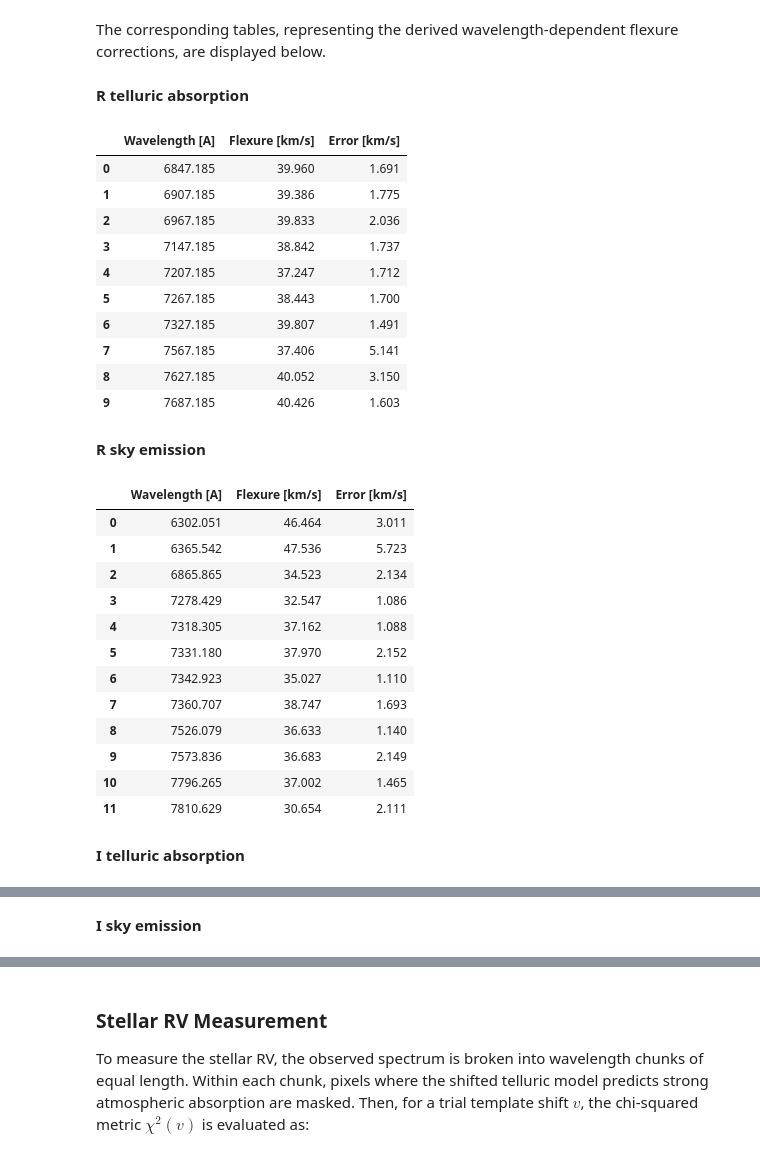
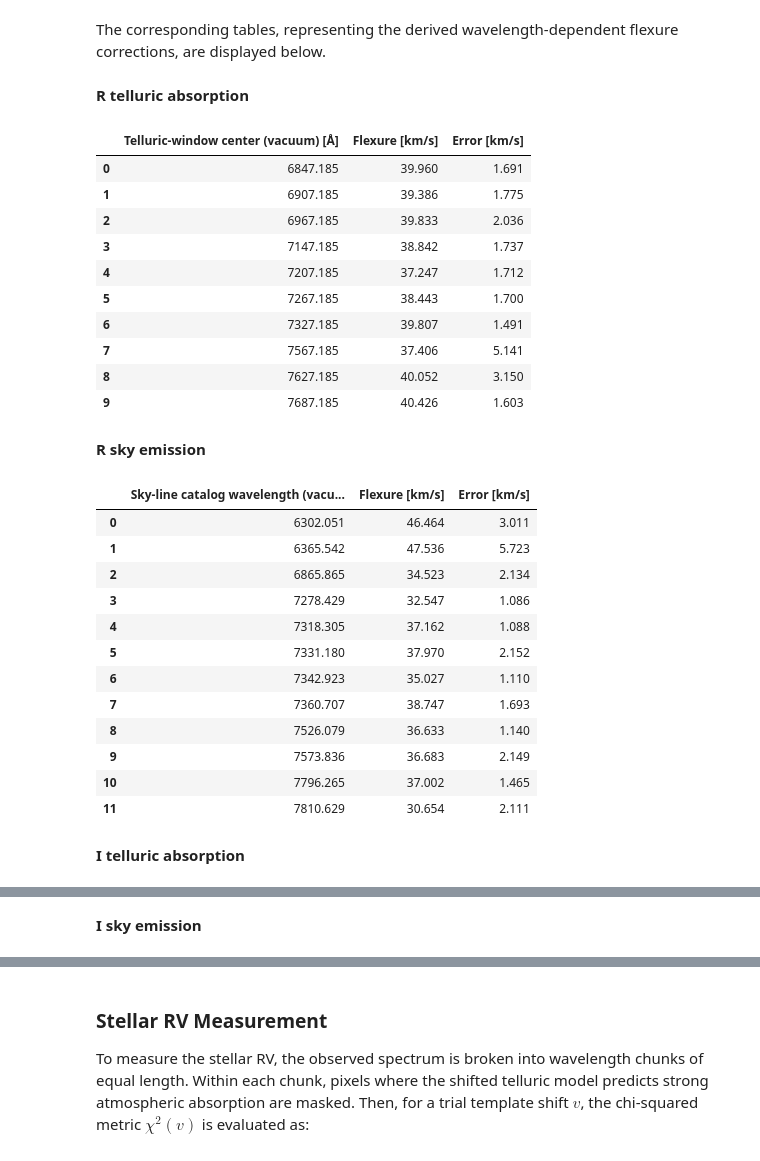
Before and after one commit to pranav-nagarajan/NGPS-RV-Calibration, a Jupyter notebook: NGPS Radial Velocity Tutorial.ipynb, the cells around one changed output, grey strips where cells are left out. Drawn from its saved outputs; the diff is of its cells as text; code cells hidden in the pictures.

Commit message:
Updating figures

```diff
--- a/NGPS Radial Velocity Tutorial.ipynb
+++ b/NGPS Radial Velocity Tutorial.ipynb
@@ -233,7 +236,7 @@ def plot_model_overlay(
     ax.set_xlim(float(chunk["Wavelength Min"]), float(chunk["Wavelength Max"]))
     ax.set_ylim(*y_limits)
     ax.set_title(title)
-    ax.set_xlabel("Wavelength [A]")
+    ax.set_xlabel(r"Observed-frame air wavelength [$\mathrm{\AA}$]")
     ax.set_ylabel("Normalized flux")
     return diagnostic
 
@@ -264,6 +267,9 @@ for ax, (fits_file, result, chunk, title) in zip(axes, flexure_examples):
         fontsize=13,
     )
 axes[0].legend(loc="lower right")
+telluric_overlay_path = repo_dir / "output_plots" / "tutorial_figure_02_telluric_model_overlays"
+tell_absorption_fig.savefig(telluric_overlay_path.with_suffix(".png"), dpi=200, bbox_inches="tight")
+tell_absorption_fig.savefig(telluric_overlay_path.with_suffix(".pdf"), bbox_inches="tight")
 plt.show()
 # %% [output]
 [drawing not drawn]
@@ -311,12 +323,8 @@ flex_curve_fig, axes = plt.subplots(2, 2, figsize=(11, 8), constrained_layout=Tr
 for ax, (label, result) in zip(axes.ravel(), flexure_results.items()):
     plot_flexure_curve(result, ax=ax, simple=True)
     ax.set_title(label)
-    ax.set_xlabel("Wavelength [A]")
     ax.set_ylabel("Flexure correction [km/s]")
 
-# Match the velocity scale within each channel row. This preserves a direct
-# absorption/emission comparison without forcing the R and I bands to share a
-# much larger combined range.
 for row_axes in axes:
     row_ymin = min(ax.get_ylim()[0] for ax in row_axes)
     row_ymax = max(ax.get_ylim()[1] for ax in row_axes)
@@ -337,26 +345,30 @@ The corresponding tables, representing the derived wavelength-dependent flexure
 # %%
 def compact_flexure_table(result):
     table = result.flexure_curve.copy()
     if "Good" in table:
         table = table[table["Good"].fillna(False).astype(bool)]
     wavelength_column = "Wavelength" if "Wavelength" in table else "Air Wavelength [A]"
     columns = [wavelength_column, "Flexure Correction", "Flexure Correction Error"]
     columns = [col for col in columns if col in table.columns]
     output = table[columns].rename(
         columns={
-            wavelength_column: "Wavelength [A]",
+            wavelength_column: (
+                "Sky-line catalog wavelength (vacuum) [Å]"
+                if result.flexure_source in {"sky_emission", "emission"}
+                else "Telluric-window center (vacuum) [Å]"
+            ),
             "Flexure Correction": "Flexure [km/s]",
             "Flexure Correction Error": "Error [km/s]",
         }
     ).reset_index(drop=True)
     return output
 
 for label, result in flexure_results.items():
     display(Markdown(f"**{label}**"))
     display(compact_flexure_table(result).round(3))
 # %% [output]
 **R telluric absorption**
-|  | Wavelength [A] | Flexure [km/s] | Error [km/s] |
+|  | Telluric-window center (vacuum) [Å] | Flexure [km/s] | Error [km/s] |
 | 0 | 6847.185 | 39.960 | 1.691 |
 | 1 | 6907.185 | 39.386 | 1.775 |
 | 2 | 6967.185 | 39.833 | 2.036 |
@@ -368,7 +380,7 @@ for label, result in flexure_results.items():
 | 8 | 7627.185 | 40.052 | 3.150 |
 | 9 | 7687.185 | 40.426 | 1.603 |
 **R sky emission**
-|  | Wavelength [A] | Flexure [km/s] | Error [km/s] |
+|  | Sky-line catalog wavelength (vacu... | Flexure [km/s] | Error [km/s] |
 | 0 | 6302.051 | 46.464 | 3.011 |
 | 1 | 6365.542 | 47.536 | 5.723 |
 | 2 | 6865.865 | 34.523 | 2.134 |
```
Also changed, not shown: parts of 5 cells of this notebook, 4 other files.
